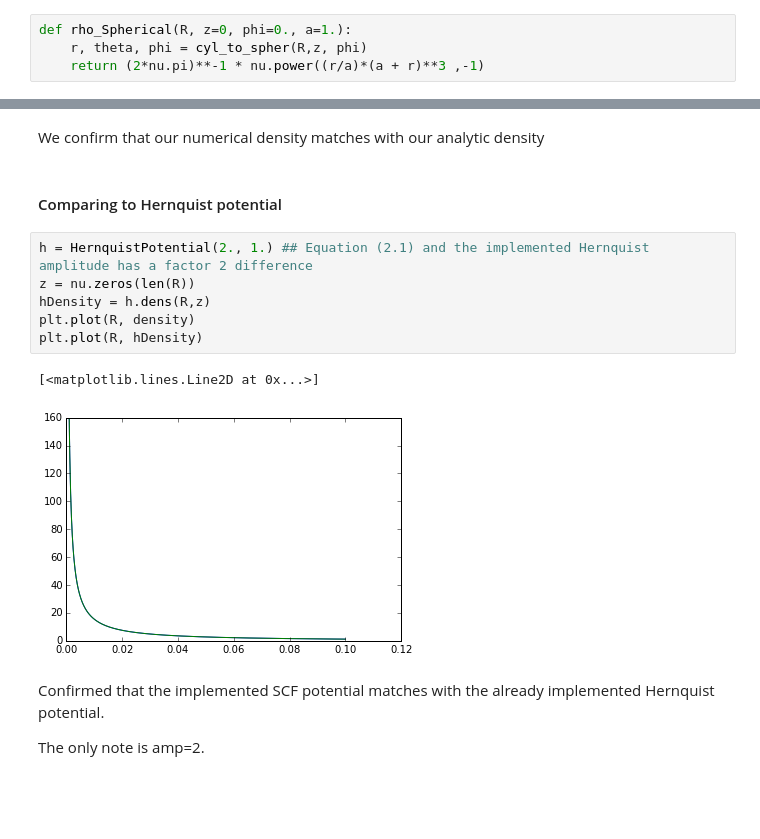
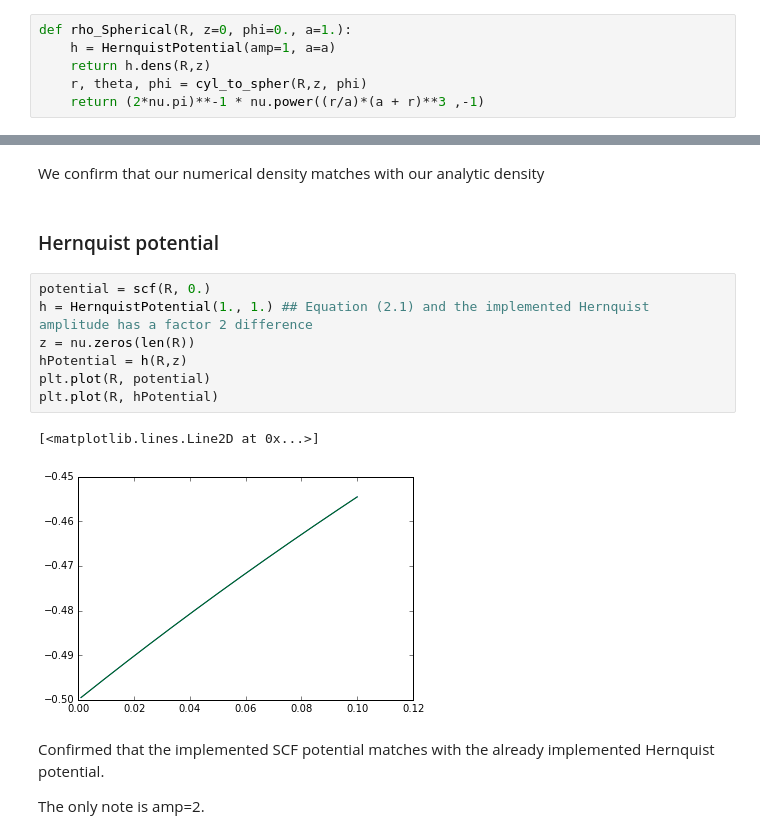
Before and after one commit to SeaifanAladdin/galpy-notebook, a Jupyter notebook: galpy/SCFPotential.ipynb, the cells around one changed output, grey strips where cells are left out. Drawn from its saved outputs; the diff is of its cells as text; blank space fills up the shorter version.

```diff
--- a/galpy/SCFPotential.ipynb
+++ b/galpy/SCFPotential.ipynb
@@ -20,6 +20,8 @@ Consider $\rho (r) = \frac{1}{2\pi} \frac{1}{r (1 + r)^3}$
 We get $A_{nlm} = \delta_{n0}\delta_{l0}\delta_{m0}$
 # %%
 def rho_Spherical(R, z=0, phi=0., a=1.):
+    h = HernquistPotential(amp=1, a=a)
+    return h.dens(R,z)
     r, theta, phi = cyl_to_spher(R,z, phi)
     return (2*nu.pi)**-1 * nu.power((r/a)*(a + r)**3 ,-1)
 # %%
@@ -48,16 +46,17 @@ plt.plot(R, densityAnalytic)
 # %% [markdown]
 We confirm that our numerical density matches with our analytic density
 # %% [markdown]
-#### Comparing to Hernquist potential
+### Hernquist potential
 # %%
-h = HernquistPotential(2., 1.) ## Equation (2.1) and the implemented Hernquist amplitude has a factor 2 difference
+potential = scf(R, 0.)
+h = HernquistPotential(1., 1.) ## Equation (2.1) and the implemented Hernquist amplitude has a factor 2 difference
 z = nu.zeros(len(R))
-hDensity = h.dens(R,z)
-plt.plot(R, density)
-plt.plot(R, hDensity)
+hPotential = h(R,z)
+plt.plot(R, potential)
+plt.plot(R, hPotential)
 # %% [output]
 [<matplotlib.lines.Line2D at 0x...>]
-[figure, old version]
+[figure, new version]
 # %% [markdown]
 Confirmed that the implemented SCF potential matches with the already implemented Hernquist potential.
 
```
Also changed, not shown: parts of 22 cells of this notebook.
